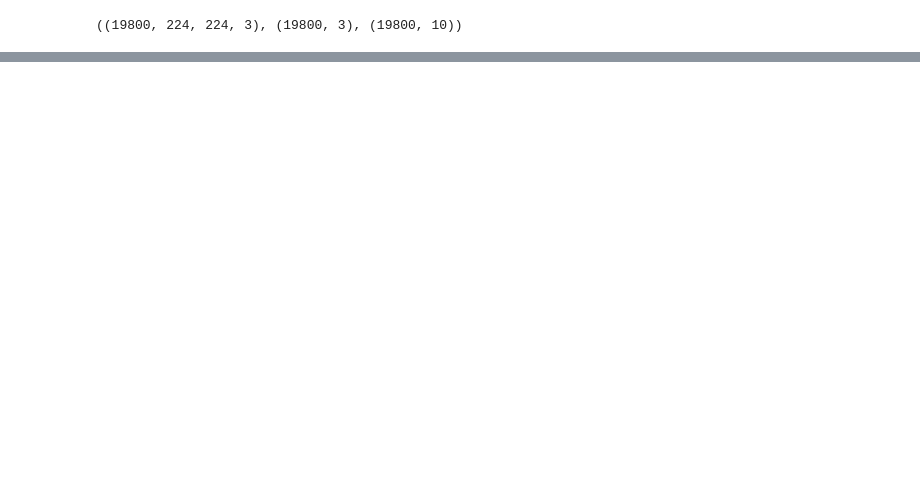
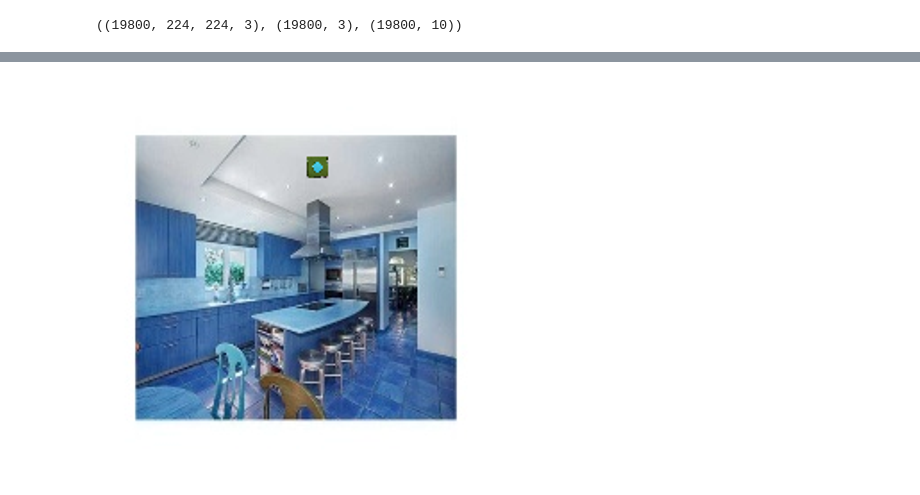
Before and after one commit to Ecbiv/TMAP_OBJECT_POSITIONING, a Jupyter notebook: main.ipynb, the cells around one changed output, grey strips where cells are left out. Drawn from its saved outputs; the diff is of its cells as text; code cells hidden in the pictures; blank space fills up the shorter version.

```diff
--- a/main.ipynb
+++ b/main.ipynb
@@ -57,0 +90,4 @@ INFO:tensorflow:Assets written to: ./Saved_Models/assets
+# %%
+img1.resize((400,400))
+# %% [output]
+[figure, added]
```
Also changed, not shown: parts of 11 cells of this notebook.
